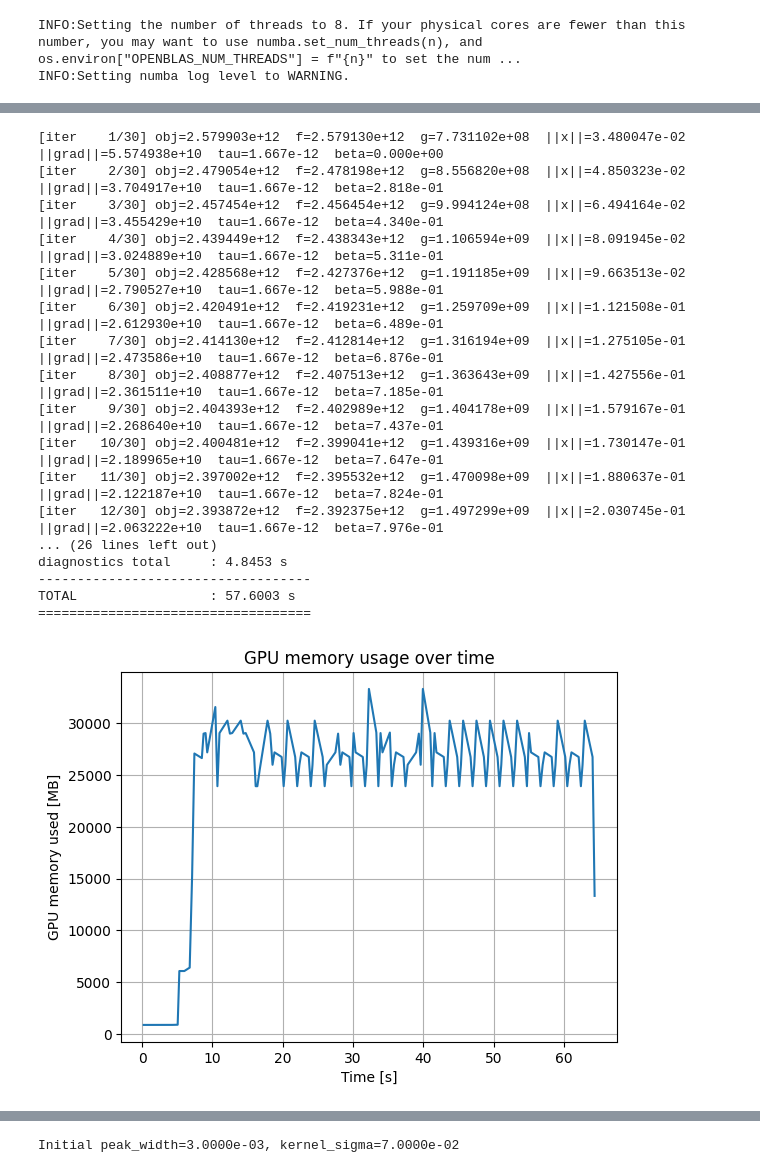
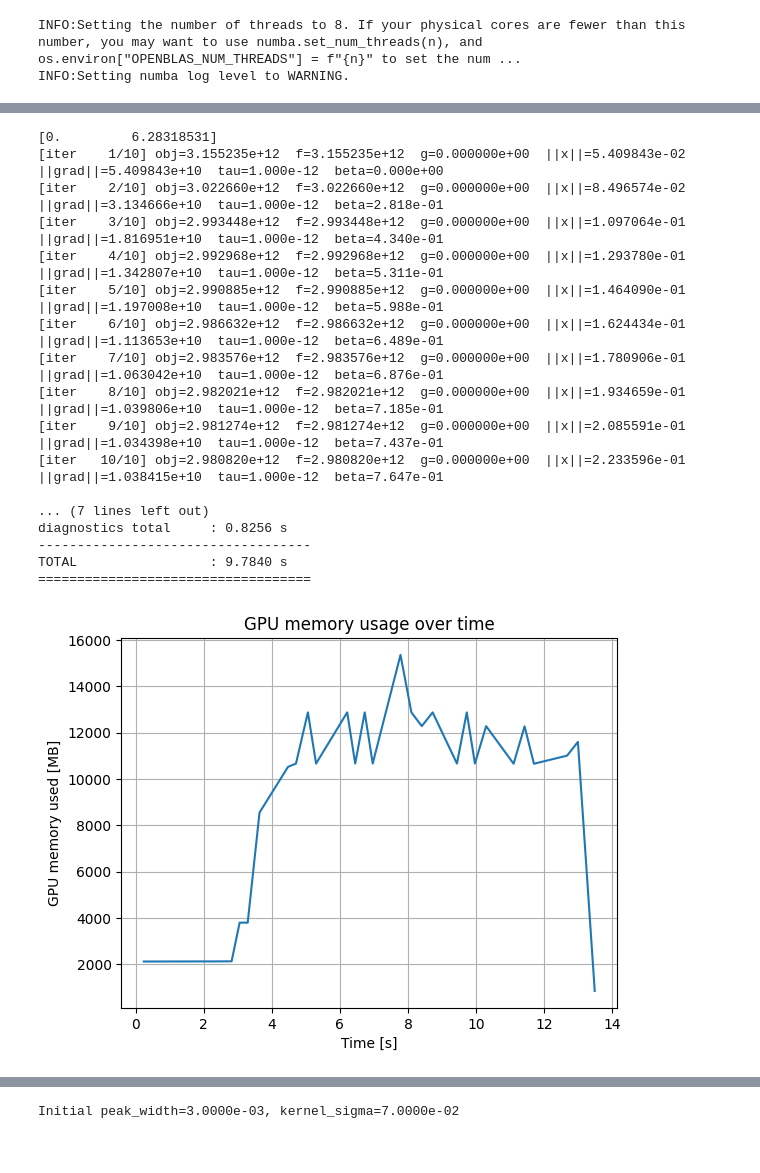
Before and after one commit to msaca-okse/basis_adaptive_textom, a Jupyter notebook: testing/texture_analysis.ipynb, the cells around one changed output, grey strips where cells are left out. Cells and saved outputs as stored; diff of their text form; code cells hidden in the pictures.

```diff
--- a/testing/texture_analysis.ipynb
+++ b/testing/texture_analysis.ipynb
@@ -40,7 +40,7 @@ INFO:Setting the number of threads to 8. If your physical cores are fewer than t
 INFO:Setting numba log level to WARNING.
 # %%
 #config_path = "configs/aluminum_config_small.yaml"
-config_path = "configs/aluminum_config_medium.yaml"
+config_path = "configs/aluminum_config_small.yaml"
 
 with open(config_path, 'r') as f:
     cfg = yaml.safe_load(f)
@@ -67,7 +67,7 @@ datapath_ = '/dtu/3d-imaging-center/projects/2025_QIM_BlackBeauty/raw_data_exter
 N_workers = 16  # adjust to match available CPUs
 
 # --- Get list of dataset keys (exclude metadata) ---
-filename = datapath_ + 'pilatus_integrated_re_anglemean_x3_3.h5'
+filename = datapath_ + 'pilatus_integrated_re_anglemean_x10.h5'
 with h5py.File(filename, 'r') as f:
     keys = [k for k in f.keys() if k != 'two_theta']
 
@@ -159,7 +159,7 @@ op = PFO_OPENCL_BATCHED(
         verbose=False)
 
 queue = op.queue
-Nx, Ny, K = op.Nx, op.Nx, op.K_sum
+Nx, Ny, K = op.Nx, op.Ny, op.K_sum
 
 x0_gpu = clarray.zeros(
     queue,
@@ -169,53 +169,53 @@ x0_gpu = clarray.zeros(
 )
 
 out_cpu = np.ascontiguousarray(
     all_data_reshaped,
     dtype=np.float32
 )
 out_gpu = clarray.to_device(queue, out_cpu)
 assert out_gpu.flags.c_contiguous
 op.set_pf_batch_max_gb(3.0)
 # l1 constant: 1e7
 # tv constant: 2e-6
 # L constant for l1: 5e11
-solver = FISTAHuberOpenCL(op, prox_kind="nonneg_l1", lam=1e7, L=6e11, huber_delta=5000)
+solver = FISTAHuberOpenCL(op, prox_kind="nonneg", lam=1e5, L=1e12, huber_delta=4000)
 
 
-x_sol_gpu = solver.run(x0_gpu, out_gpu, niter=30, verbose=1, diagnostics_interval=1)
+x_sol_gpu = solver.run(x0_gpu, out_gpu, niter=10, verbose=1, diagnostics_interval=1)
 coeffs = x_sol_gpu.get().transpose((0,1,2))[::-1,::-1]
-# op.free_memory()
-# del x_sol_gpu
-# del out_gpu
-# del x0_gpu
-# gc.collect()
+op.free_memory()
+del x_sol_gpu
+del out_gpu
+del x0_gpu
+gc.collect()
 
 gpu_log.stop()
 
 t, mem = gpu_log.as_arrays()
 import matplotlib.pyplot as plt
 
 plt.plot(t, mem)
 plt.xlabel("Time [s]")
 plt.ylabel("GPU memory used [MB]")
 plt.title("GPU memory usage over time")
 plt.grid(True)
 plt.show()
 # %% [output]
-[iter    1/30] obj=2.579903e+12  f=2.579130e+12  g=7.731102e+08  ||x||=3.480047e-02  ||grad||=5.574938e+10  tau=1.667e-12  beta=0.000e+00
-[iter    2/30] obj=2.479054e+12  f=2.478198e+12  g=8.556820e+08  ||x||=4.850323e-02  ||grad||=3.704917e+10  tau=1.667e-12  beta=2.818e-01
-[iter    3/30] obj=2.457454e+12  f=2.456454e+12  g=9.994124e+08  ||x||=6.494164e-02  ||grad||=3.455429e+10  tau=1.667e-12  beta=4.340e-01
-[iter    4/30] obj=2.439449e+12  f=2.438343e+12  g=1.106594e+09  ||x||=8.091945e-02  ||grad||=3.024889e+10  tau=1.667e-12  beta=5.311e-01
-[iter    5/30] obj=2.428568e+12  f=2.427376e+12  g=1.191185e+09  ||x||=9.663513e-02  ||grad||=2.790527e+10  tau=1.667e-12  beta=5.988e-01
-[iter    6/30] obj=2.420491e+12  f=2.419231e+12  g=1.259709e+09  ||x||=1.121508e-01  ||grad||=2.612930e+10  tau=1.667e-12  beta=6.489e-01
-[iter    7/30] obj=2.414130e+12  f=2.412814e+12  g=1.316194e+09  ||x||=1.275105e-01  ||grad||=2.473586e+10  tau=1.667e-12  beta=6.876e-01
-[iter    8/30] obj=2.408877e+12  f=2.407513e+12  g=1.363643e+09  ||x||=1.427556e-01  ||grad||=2.361511e+10  tau=1.667e-12  beta=7.185e-01
-[iter    9/30] obj=2.404393e+12  f=2.402989e+12  g=1.404178e+09  ||x||=1.579167e-01  ||grad||=2.268640e+10  tau=1.667e-12  beta=7.437e-01
-[iter   10/30] obj=2.400481e+12  f=2.399041e+12  g=1.439316e+09  ||x||=1.730147e-01  ||grad||=2.189965e+10  tau=1.667e-12  beta=7.647e-01
-[iter   11/30] obj=2.397002e+12  f=2.395532e+12  g=1.470098e+09  ||x||=1.880637e-01  ||grad||=2.122187e+10  tau=1.667e-12  beta=7.824e-01
-[iter   12/30] obj=2.393872e+12  f=2.392375e+12  g=1.497299e+09  ||x||=2.030745e-01  ||grad||=2.063222e+10  tau=1.667e-12  beta=7.976e-01
-... (26 lines left out)
-diagnostics total     : 4.8453 s
+[0.         6.28318531]
+[iter    1/10] obj=3.155235e+12  f=3.155235e+12  g=0.000000e+00  ||x||=5.409843e-02  ||grad||=5.409843e+10  tau=1.000e-12  beta=0.000e+00
+[iter    2/10] obj=3.022660e+12  f=3.022660e+12  g=0.000000e+00  ||x||=8.496574e-02  ||grad||=3.134666e+10  tau=1.000e-12  beta=2.818e-01
+[iter    3/10] obj=2.993448e+12  f=2.993448e+12  g=0.000000e+00  ||x||=1.097064e-01  ||grad||=1.816951e+10  tau=1.000e-12  beta=4.340e-01
+[iter    4/10] obj=2.992968e+12  f=2.992968e+12  g=0.000000e+00  ||x||=1.293780e-01  ||grad||=1.342807e+10  tau=1.000e-12  beta=5.311e-01
+[iter    5/10] obj=2.990885e+12  f=2.990885e+12  g=0.000000e+00  ||x||=1.464090e-01  ||grad||=1.197008e+10  tau=1.000e-12  beta=5.988e-01
+[iter    6/10] obj=2.986632e+12  f=2.986632e+12  g=0.000000e+00  ||x||=1.624434e-01  ||grad||=1.113653e+10  tau=1.000e-12  beta=6.489e-01
+[iter    7/10] obj=2.983576e+12  f=2.983576e+12  g=0.000000e+00  ||x||=1.780906e-01  ||grad||=1.063042e+10  tau=1.000e-12  beta=6.876e-01
+[iter    8/10] obj=2.982021e+12  f=2.982021e+12  g=0.000000e+00  ||x||=1.934659e-01  ||grad||=1.039806e+10  tau=1.000e-12  beta=7.185e-01
+[iter    9/10] obj=2.981274e+12  f=2.981274e+12  g=0.000000e+00  ||x||=2.085591e-01  ||grad||=1.034398e+10  tau=1.000e-12  beta=7.437e-01
+[iter   10/10] obj=2.980820e+12  f=2.980820e+12  g=0.000000e+00  ||x||=2.233596e-01  ||grad||=1.038415e+10  tau=1.000e-12  beta=7.647e-01
+
+... (7 lines left out)
+diagnostics total     : 0.8256 s
 -----------------------------------
-TOTAL                 : 57.6003 s
+TOTAL                 : 9.7840 s
 ===================================
-[figure, old version]
+[figure, new version]
```
Also changed, not shown: parts of 4 cells of this notebook, 16 other files.
